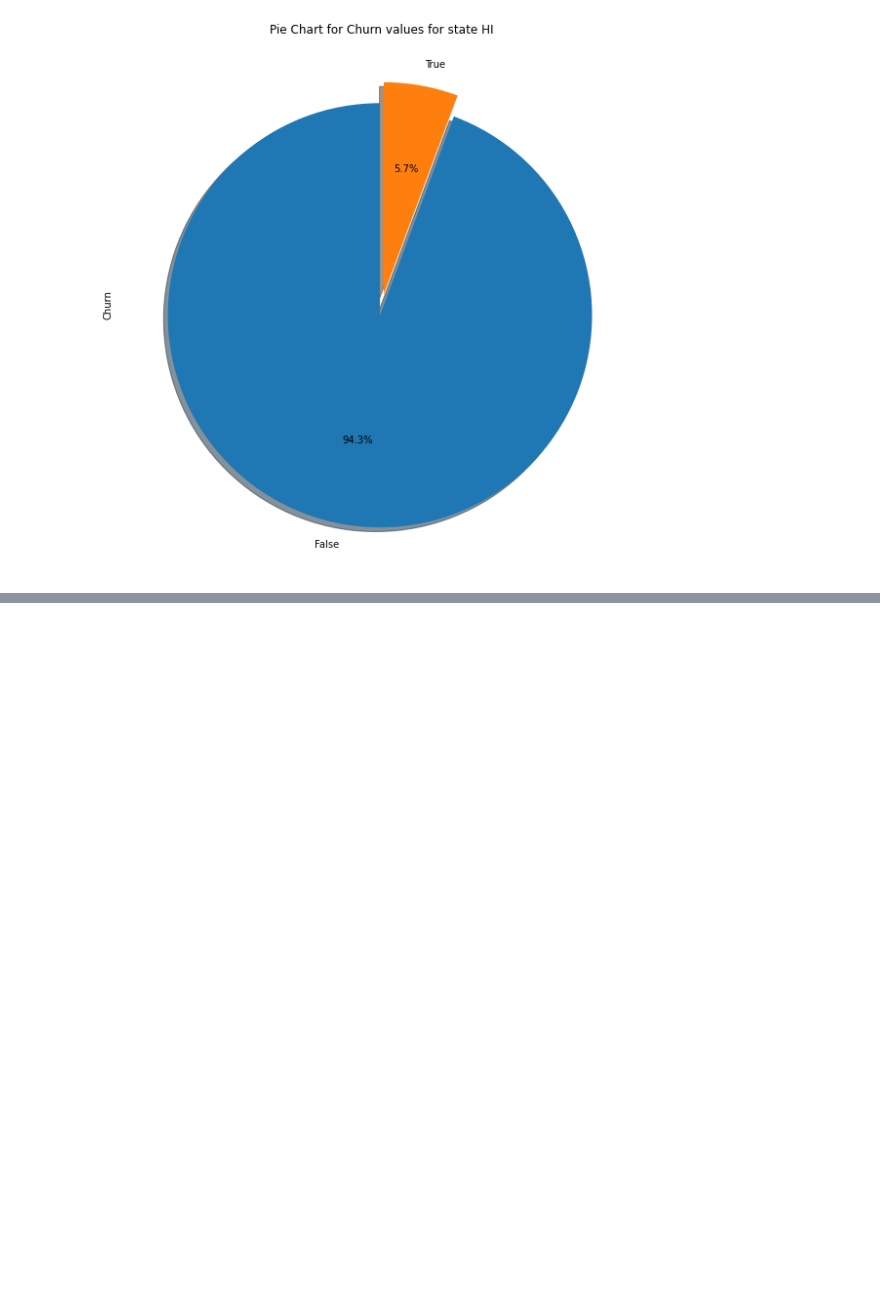
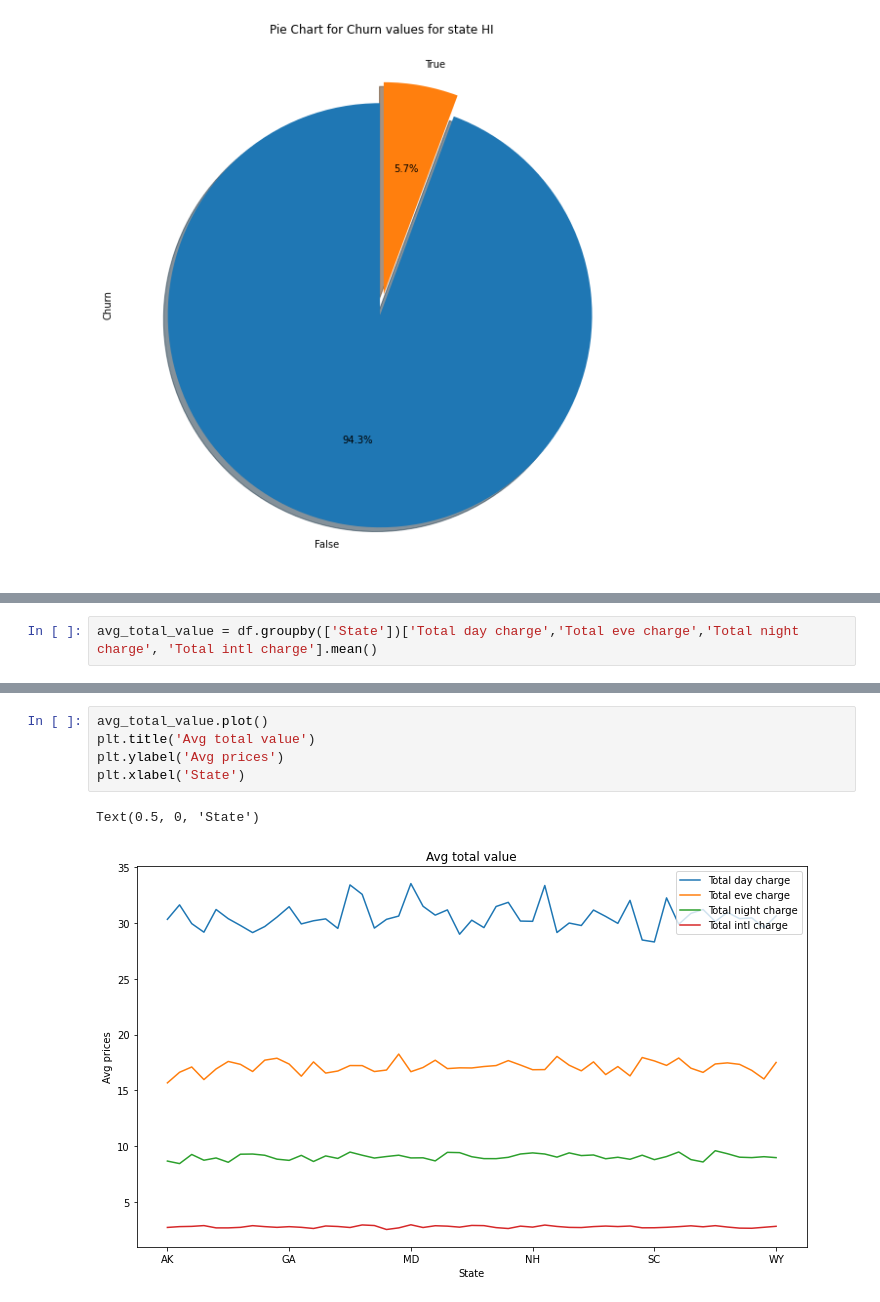
Before and after one commit to Anant-DS/EDA--Telecom_churn, a Jupyter notebook: Telecom churn analysis_AP.ipynb, the cells around one changed output, grey strips where cells are left out. Drawn from its saved outputs; the diff is of its cells as text; blank space fills up the shorter version.

```diff
--- a/Telecom churn analysis_AP.ipynb
+++ b/Telecom churn analysis_AP.ipynb
@@ -177,0 +180,2 @@ plt.show()
+# %%
+avg_total_value = df.groupby(['State'])['Total day charge','Total eve charge','Total night charge', 'Total intl charge'].mean()
@@ -177,0 +202,8 @@ plt.show()
+# %%
+avg_total_value.plot()
+plt.title('Avg total value')
+plt.ylabel('Avg prices')
+plt.xlabel('State')
+# %% [output]
+Text(0.5, 0, 'State')
+[figure, added]
```
Also changed, not shown: parts of 8 cells of this notebook.
